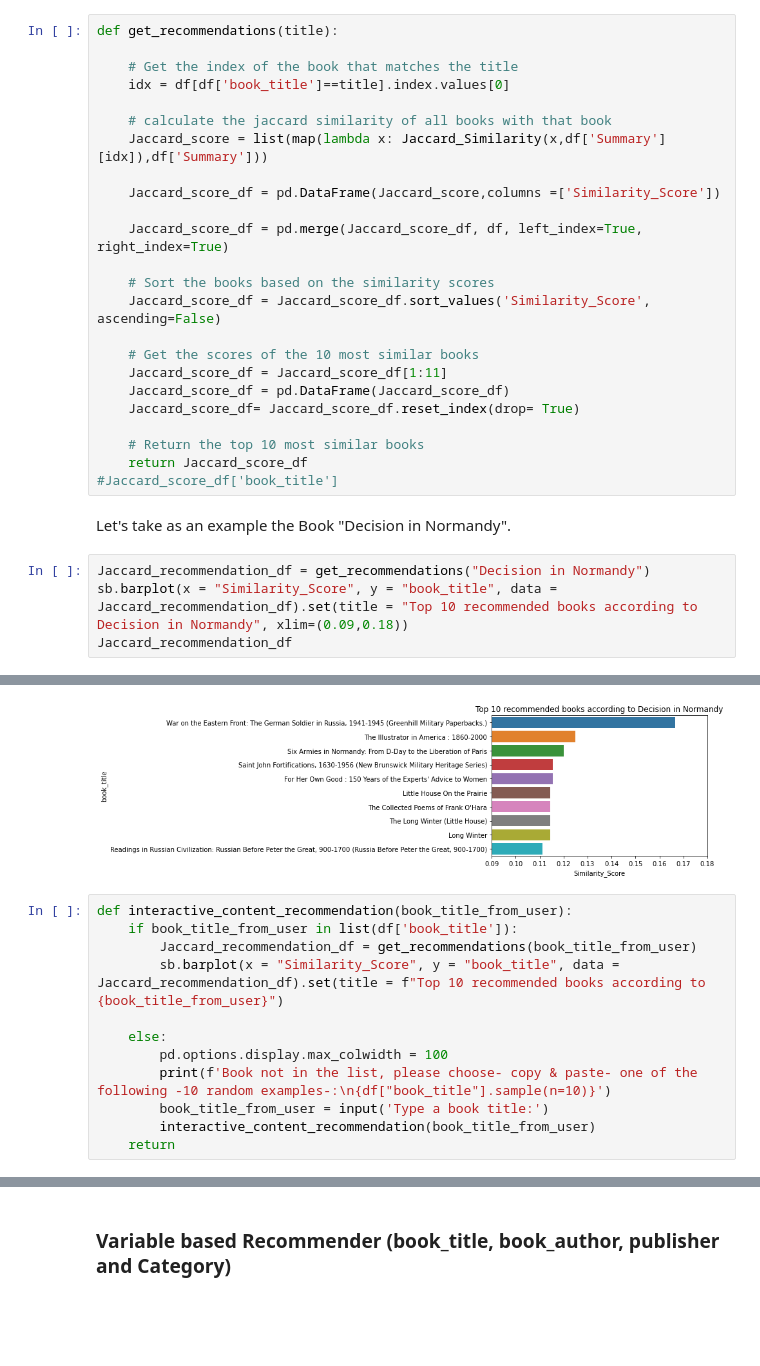
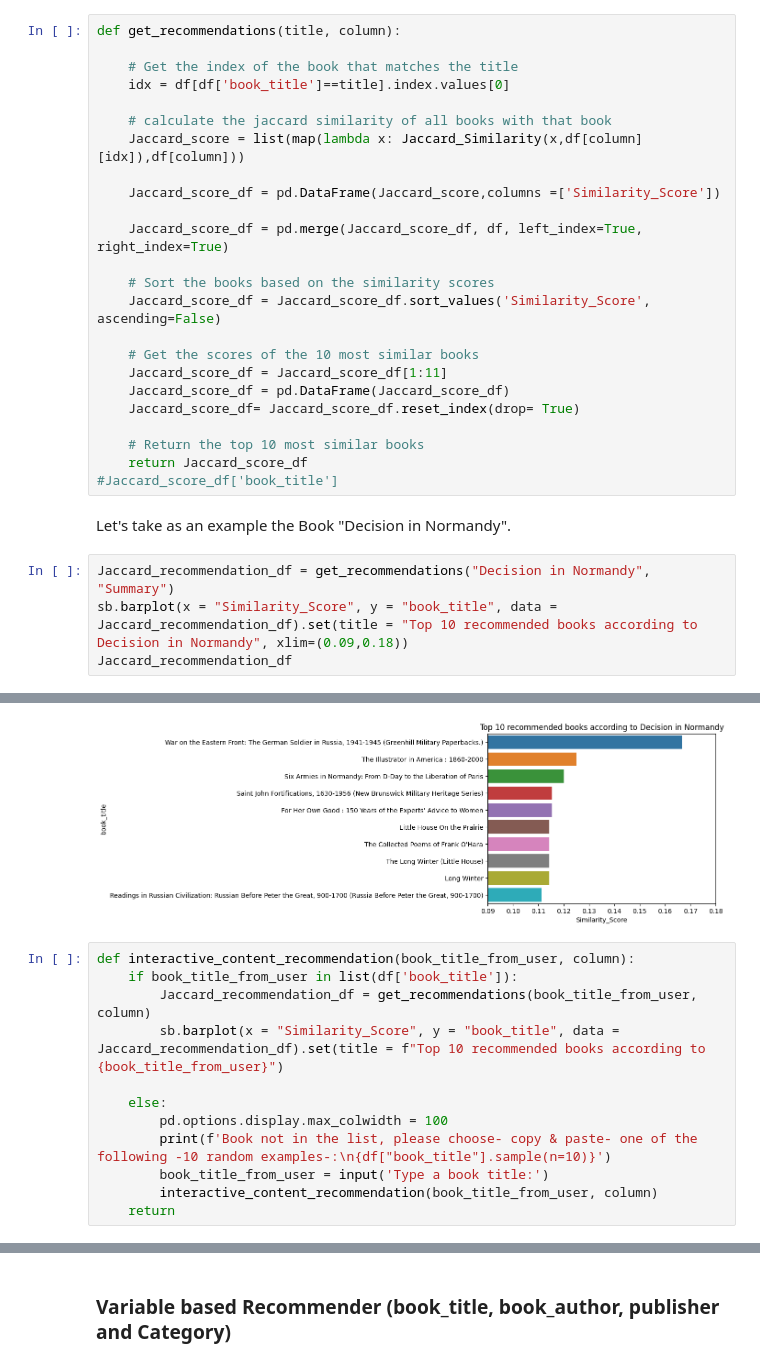
Before and after one commit to marinaepitropaki/BookRecommendationSystem, a Jupyter notebook: BookRecommendationSystem.ipynb, the cells around one changed output, grey strips where cells are left out. Drawn from its saved outputs; the diff is of its cells as text; blank space fills up the shorter version.

Commit message:
Unifiy jaccard and recommendation functions

```diff
--- a/BookRecommendationSystem.ipynb
+++ b/BookRecommendationSystem.ipynb
@@ -435,13 +440,13 @@ def Jaccard_Similarity(str1, str2):
     # Calculate Jaccard score  add reference Mining of Massive Datasets Book page 74 Chapter 3
     return float(len(intersection)) / len(union)
 # %%
-def get_recommendations(title):
+def get_recommendations(title, column):
 
     # Get the index of the book that matches the title
     idx = df[df['book_title']==title].index.values[0]
 
     # calculate the jaccard similarity of all books with that book
-    Jaccard_score = list(map(lambda x: Jaccard_Similarity(x,df['Summary'][idx]),df['Summary']))
+    Jaccard_score = list(map(lambda x: Jaccard_Similarity(x,df[column][idx]),df[column]))
 
     Jaccard_score_df = pd.DataFrame(Jaccard_score,columns =['Similarity_Score'])
 
@@ -461,33 +466,33 @@ def get_recommendations(title):
 # %% [markdown]
 Let's take as an example the Book "Decision in Normandy".
 # %%
-Jaccard_recommendation_df = get_recommendations("Decision in Normandy")
+Jaccard_recommendation_df = get_recommendations("Decision in Normandy", "Summary")
 sb.barplot(x = "Similarity_Score", y = "book_title", data = Jaccard_recommendation_df).set(title = "Top 10 recommended books according to Decision in Normandy", xlim=(0.09,0.18))
 Jaccard_recommendation_df
 # %% [output]
 |  | Similarity_Score | isbn | book_title | Summary |
 | 0 | 0.166667 | 1853673110 | War on the Eastern Front: The Ger... | first time paperback lucas detail... |
 | 1 | 0.125000 | 0060554886 | The Illustrator in America : 1860... | first published revised third edi... |
 | 2 | 0.120000 | 0140235426 | Six Armies in Normandy: From D-Da... | recreates military accomplishment... |
 | 3 | 0.115385 | 0864923732 | Saint John Fortifications, 1630-1... | saint john fortifications first v... |
 | 4 | 0.115385 | 0385126514 | For Her Own Good : 150 Years of t... | provocative new perspective femal... |
 | 5 | 0.114286 | 0590021117 | Little House On the Prairie | first time history little house b... |
 | 6 | 0.114286 | 0520201663 | The Collected Poems of Frank O'Hara | available first time paperback co... |
 | 7 | 0.114286 | 0060581859 | The Long Winter (Little House) | first time history little house b... |
 | 8 | 0.114286 | 0590300946 | Long Winter | first time history little house b... |
 | 9 | 0.111111 | 0226718530 | Readings in Russian Civilization:... | first volume undergone least chan... |
-[figure, old version]
+[figure, new version]
 # %%
-def interactive_content_recommendation(book_title_from_user):
+def interactive_content_recommendation(book_title_from_user, column):
     if book_title_from_user in list(df['book_title']):
-        Jaccard_recommendation_df = get_recommendations(book_title_from_user)
+        Jaccard_recommendation_df = get_recommendations(book_title_from_user, column)
         sb.barplot(x = "Similarity_Score", y = "book_title", data = Jaccard_recommendation_df).set(title = f"Top 10 recommended books according to {book_title_from_user}")
 
     else:
         pd.options.display.max_colwidth = 100
         print(f'Book not in the list, please choose- copy & paste- one of the following -10 random examples-:\n{df["book_title"].sample(n=10)}')
         book_title_from_user = input('Type a book title:')
-        interactive_content_recommendation(book_title_from_user)
+        interactive_content_recommendation(book_title_from_user, column)
     return
 # %%
 title_from_user = input()
```
Also changed, not shown: parts of 14 cells of this notebook.
